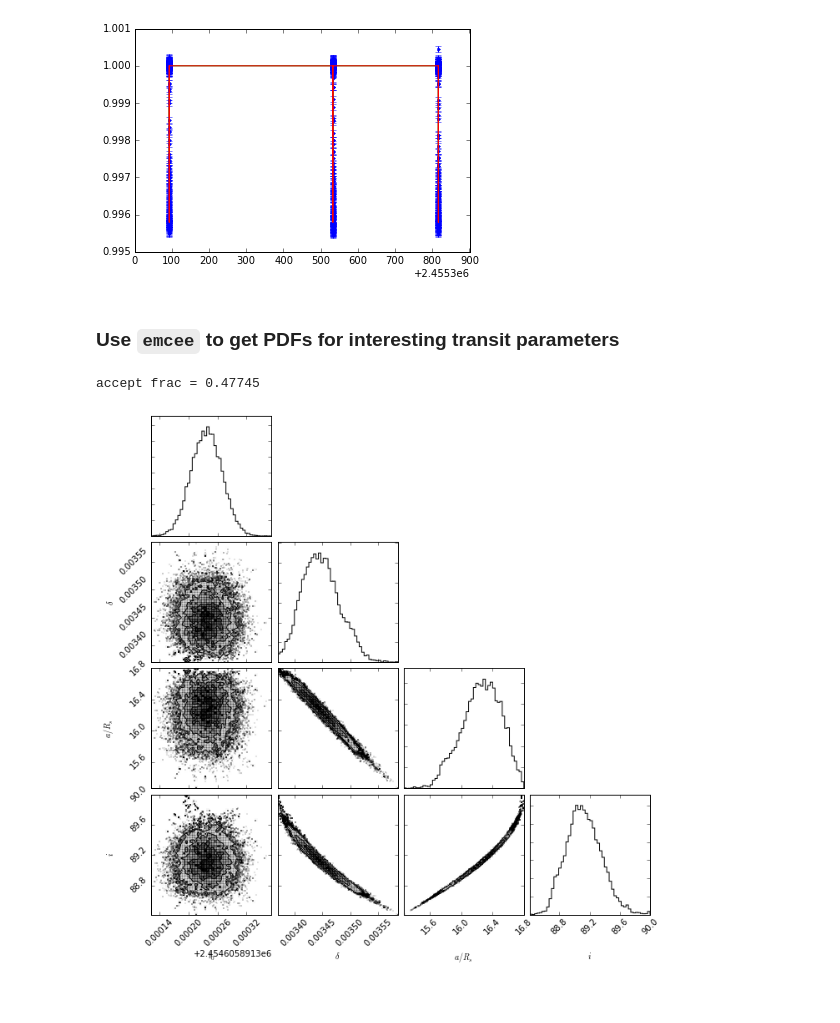
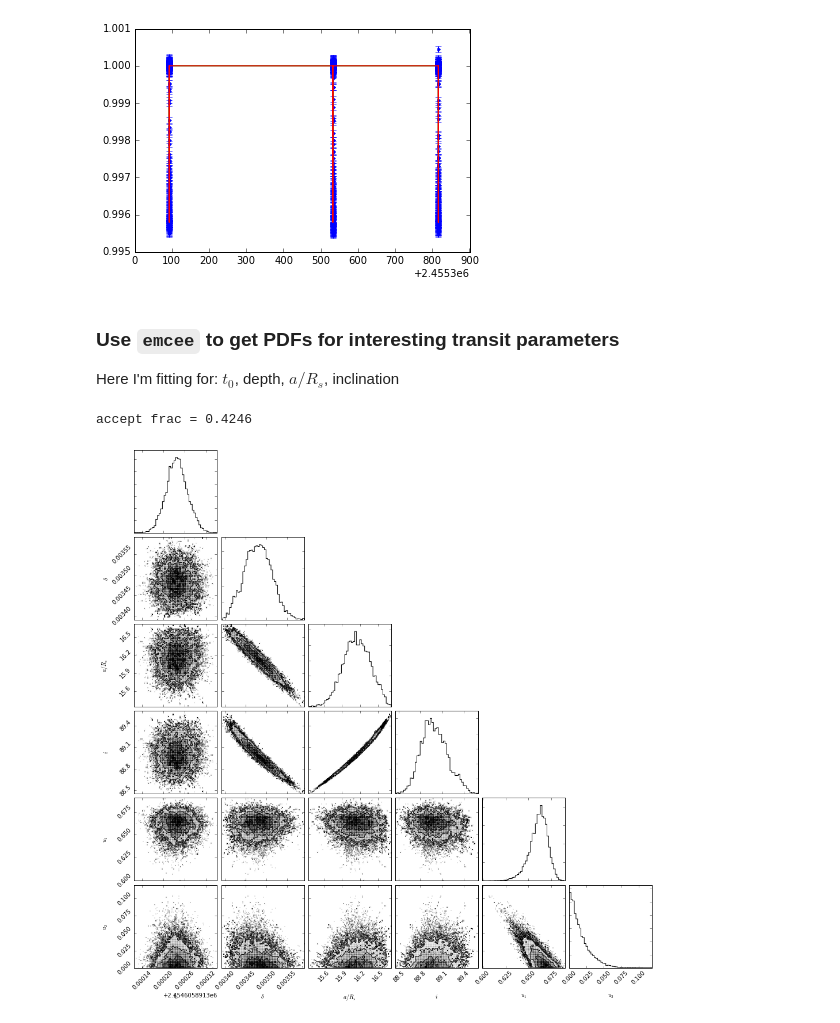
Before and after one commit to bmorris3/hat-11, a Jupyter notebook: data/clean_lightcurves.ipynb, the cells around one changed output. Saved outputs shown, nothing was run; the diff lists cells and outputs as text; code cells hidden in the pictures.

Commit message:
Depth posteriors established, solution found. woo!

```diff
--- a/data/clean_lightcurves.ipynb
+++ b/data/clean_lightcurves.ipynb
@@ -142,6 +142,8 @@ leastsq_fit_params, chi2_spotless = spotless_transits.fiducial_transit_fit(plots
 # len([transit for i, transit in enumerate(transits) if np.log(chi2[i]) < 6.2])
 # %% [markdown]
 ### Use `emcee` to get PDFs for interesting transit parameters
+
+Here I'm fitting for: $t_0$, depth, $a/R_s$, inclination
 # %%
 import cleanfit
 reload(cleanfit)
@@ -149,7 +151,8 @@ from cleanfit import run_emcee, plot_triangle
 
 # Use least-sq results and Deming 2011 params to start MCMC
 [t0, depth, a, inc] = leastsq_fit_params
-p0 = leastsq_fit_params
+[u1, u2] = [0.6136, 0.1062]
+p0 = [t0, depth, a, inc, u1, u2]
 n_steps = 1000
 scale_the_errors_by_a_factor_of = 1.1
 transit_lc = spotless_transits
@@ -157,8 +160,10 @@ samples, sampler = run_emcee(p0, transit_lc.times.jd, transit_lc.fluxes,
                              scale_the_errors_by_a_factor_of*transit_lc.errors,
                              n_steps)
 # %%
+reload(cleanfit)
+from cleanfit import run_emcee, plot_triangle
 print("accept frac = {}".format(np.mean(sampler.acceptance_fraction)))
-plot_triangle(samples)
+plot_triangle(samples[:-500, :])
 # %% [output]
-accept frac = 0.47745
+accept frac = 0.4246
-[figure, old version]
+[figure, new version]
```
Also changed, not shown: parts of 5 cells of this notebook, 1 other file.
